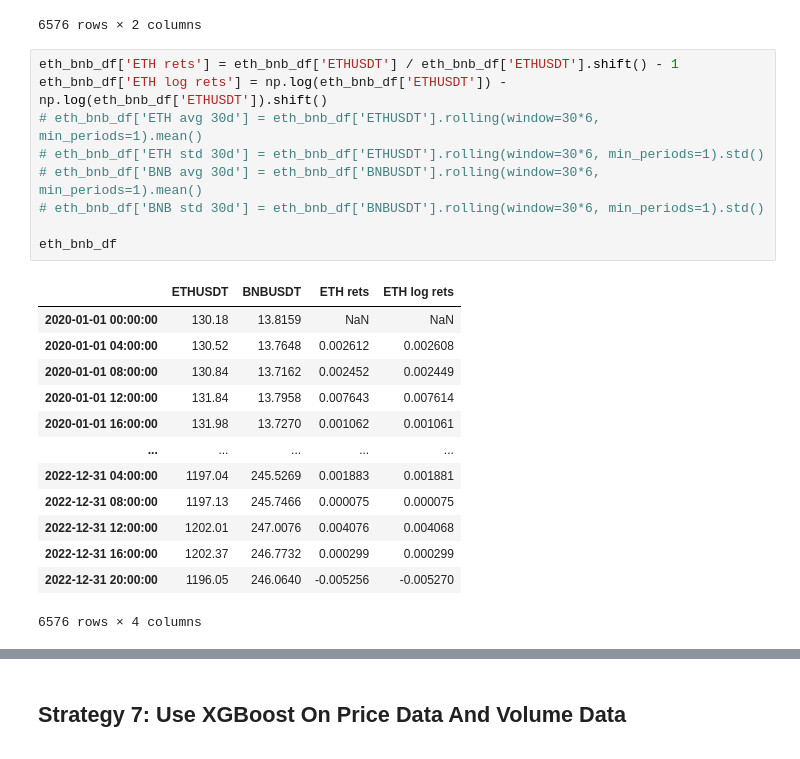
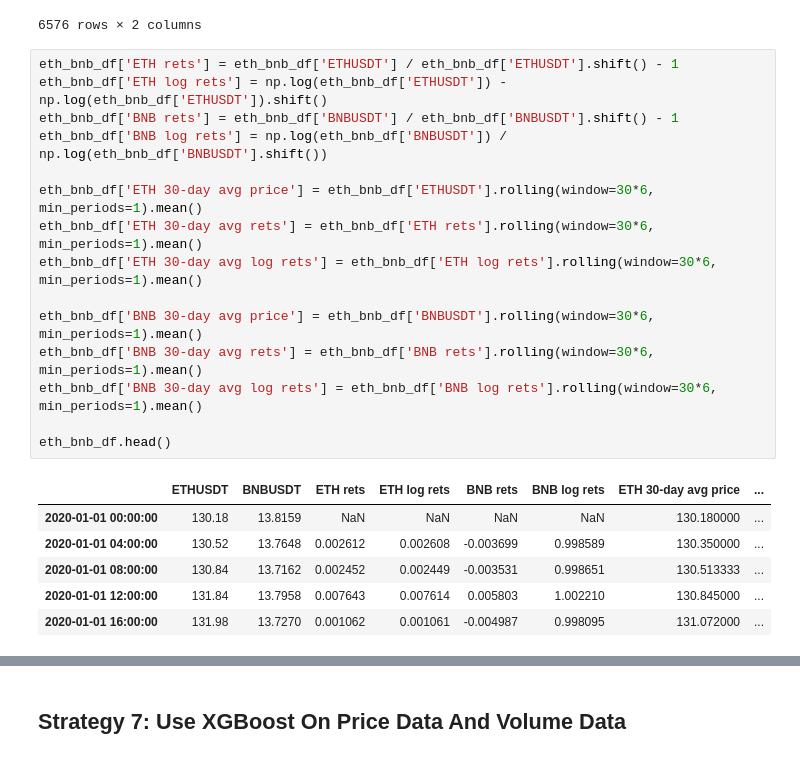
Before and after one commit to wbchristerson/jn-learning, a Jupyter notebook: cryptocurrency_stat_arb.ipynb, the cells around one changed output, grey strips where cells are left out. Drawn from its saved outputs; the diff is of its cells as text.

```diff
--- a/cryptocurrency_stat_arb.ipynb
+++ b/cryptocurrency_stat_arb.ipynb
@@ -1523,23 +1523,22 @@ eth_bnb_df
 # %%
 eth_bnb_df['ETH rets'] = eth_bnb_df['ETHUSDT'] / eth_bnb_df['ETHUSDT'].shift() - 1
 eth_bnb_df['ETH log rets'] = np.log(eth_bnb_df['ETHUSDT']) - np.log(eth_bnb_df['ETHUSDT']).shift()
-# eth_bnb_df['ETH avg 30d'] = eth_bnb_df['ETHUSDT'].rolling(window=30*6, min_periods=1).mean()
-# eth_bnb_df['ETH std 30d'] = eth_bnb_df['ETHUSDT'].rolling(window=30*6, min_periods=1).std()
-# eth_bnb_df['BNB avg 30d'] = eth_bnb_df['BNBUSDT'].rolling(window=30*6, min_periods=1).mean()
-# eth_bnb_df['BNB std 30d'] = eth_bnb_df['BNBUSDT'].rolling(window=30*6, min_periods=1).std()
+eth_bnb_df['BNB rets'] = eth_bnb_df['BNBUSDT'] / eth_bnb_df['BNBUSDT'].shift() - 1
+eth_bnb_df['BNB log rets'] = np.log(eth_bnb_df['BNBUSDT']) / np.log(eth_bnb_df['BNBUSDT'].shift())
 
-eth_bnb_df
+eth_bnb_df['ETH 30-day avg price'] = eth_bnb_df['ETHUSDT'].rolling(window=30*6, min_periods=1).mean()
+eth_bnb_df['ETH 30-day avg rets'] = eth_bnb_df['ETH rets'].rolling(window=30*6, min_periods=1).mean()
+eth_bnb_df['ETH 30-day avg log rets'] = eth_bnb_df['ETH log rets'].rolling(window=30*6, min_periods=1).mean()
+
+eth_bnb_df['BNB 30-day avg price'] = eth_bnb_df['BNBUSDT'].rolling(window=30*6, min_periods=1).mean()
+eth_bnb_df['BNB 30-day avg rets'] = eth_bnb_df['BNB rets'].rolling(window=30*6, min_periods=1).mean()
+eth_bnb_df['BNB 30-day avg log rets'] = eth_bnb_df['BNB log rets'].rolling(window=30*6, min_periods=1).mean()
+
+eth_bnb_df.head()
 # %% [output]
-|  | ETHUSDT | BNBUSDT | ETH rets | ETH log rets |
-| 2020-01-01 00:00:00 | 130.18 | 13.8159 | NaN | NaN |
-| 2020-01-01 04:00:00 | 130.52 | 13.7648 | 0.002612 | 0.002608 |
-| 2020-01-01 08:00:00 | 130.84 | 13.7162 | 0.002452 | 0.002449 |
-| 2020-01-01 12:00:00 | 131.84 | 13.7958 | 0.007643 | 0.007614 |
-| 2020-01-01 16:00:00 | 131.98 | 13.7270 | 0.001062 | 0.001061 |
-| ... | ... | ... | ... | ... |
-| 2022-12-31 04:00:00 | 1197.04 | 245.5269 | 0.001883 | 0.001881 |
-| 2022-12-31 08:00:00 | 1197.13 | 245.7466 | 0.000075 | 0.000075 |
-| 2022-12-31 12:00:00 | 1202.01 | 247.0076 | 0.004076 | 0.004068 |
-| 2022-12-31 16:00:00 | 1202.37 | 246.7732 | 0.000299 | 0.000299 |
-| 2022-12-31 20:00:00 | 1196.05 | 246.0640 | -0.005256 | -0.005270 |
+|  | ETHUSDT | BNBUSDT | ETH rets | ETH log rets | BNB rets | BNB log rets | ETH 30-day avg price | ... |
+| 2020-01-01 00:00:00 | 130.18 | 13.8159 | NaN | NaN | NaN | NaN | 130.180000 | ... |
+| 2020-01-01 04:00:00 | 130.52 | 13.7648 | 0.002612 | 0.002608 | -0.003699 | 0.998589 | 130.350000 | ... |
+| 2020-01-01 08:00:00 | 130.84 | 13.7162 | 0.002452 | 0.002449 | -0.003531 | 0.998651 | 130.513333 | ... |
+| 2020-01-01 12:00:00 | 131.84 | 13.7958 | 0.007643 | 0.007614 | 0.005803 | 1.002210 | 130.845000 | ... |
+| 2020-01-01 16:00:00 | 131.98 | 13.7270 | 0.001062 | 0.001061 | -0.004987 | 0.998095 | 131.072000 | ... |
-6576 rows × 4 columns
```
Also changed, not shown: parts of 81 cells of this notebook.
